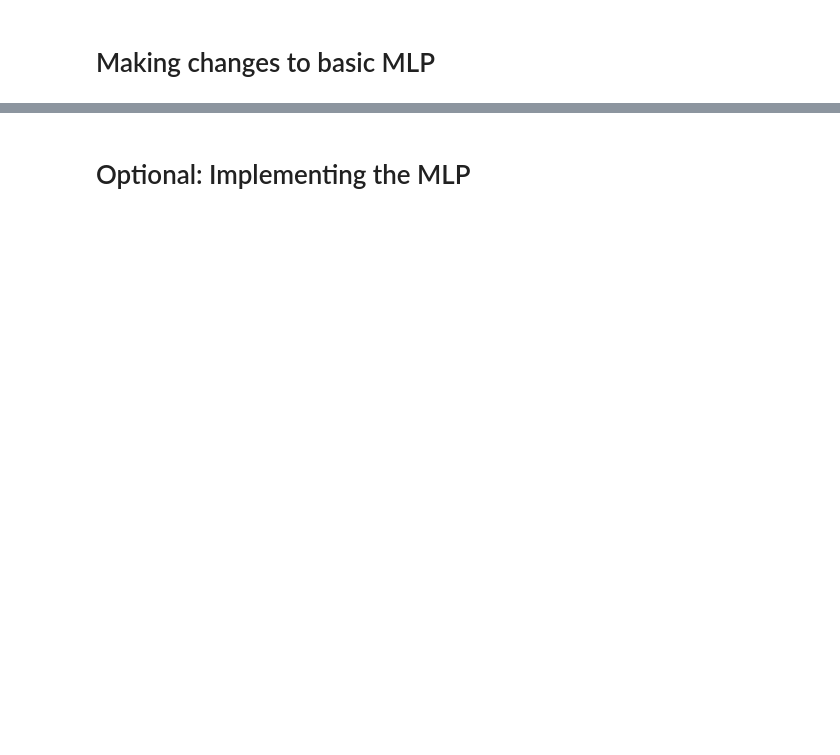
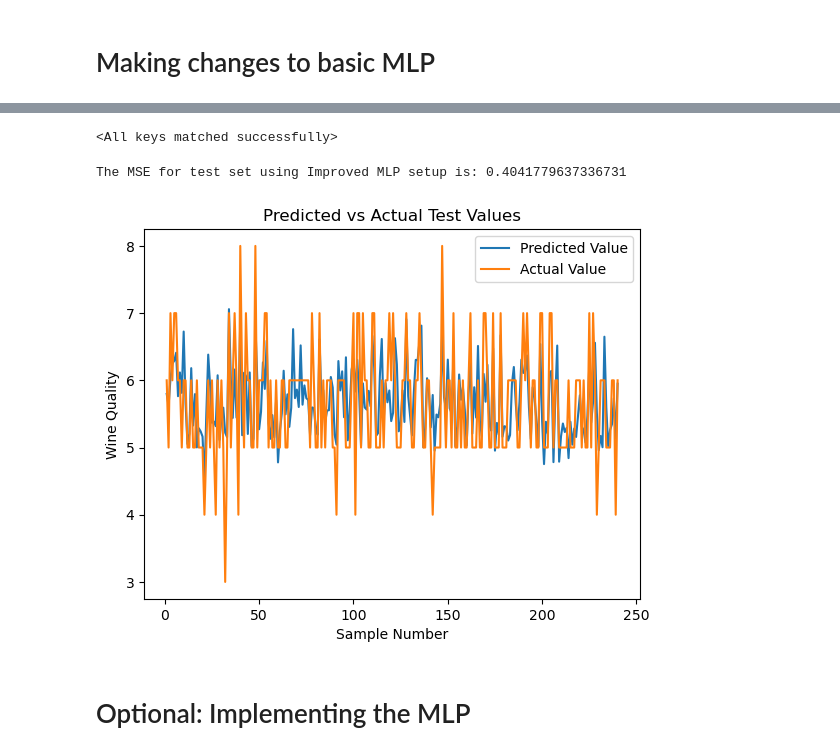
Before and after one commit to USFCA-CS663-Spring2024/mlp-multi-layer-perceptron-lawrenceslng, a Jupyter notebook: Assignment 4 - MLP.ipynb, the cells around one changed output, grey strips where cells are left out. Saved outputs shown, nothing was run; the diff lists cells and outputs as text; code cells hidden in the pictures; blank space fills up the shorter version.

```diff
--- a/Assignment 4 - MLP.ipynb
+++ b/Assignment 4 - MLP.ipynb
@@ -502,3 +592,32 @@ plt.show()
+# %%
+# load back in the best model:
+model.load_state_dict(best_weights)
+# %% [output]
+<All keys matched successfully>
+# %%
+## evaluate accuracy
+
+test_hyp = model.forward(test_x_ss)
+test_loss = criterion(test_hyp, test_y.float()).item()
+print("The MSE for test set using Improved MLP setup is:", test_loss)
+# %% [output]
+The MSE for test set using Improved MLP setup is: 0.4041779637336731
+# %%
+hyp_arr = []
+actual_arr = []
+for hyp_y, test_y_item in zip(test_hyp, test_y):
+    hyp_arr.append(hyp_y[0].float().detach().numpy().item())
+    actual_arr.append(test_y_item[0].float().detach().numpy().item())
+
+plt.plot(np.linspace(1, len(hyp_arr), len(hyp_arr)), hyp_arr, label='Predicted Value')
+plt.plot(np.linspace(1, len(hyp_arr), len(hyp_arr)), actual_arr, label='Actual Value')
+plt.title('Predicted vs Actual Test Values')
+plt.xlabel('Sample Number')
+plt.ylabel('Wine Quality')
+plt.legend()
+plt.show()
+# %% [output]
+[figure, added]
 # %% [markdown]
 # Optional: Implementing the MLP
 # %%
```
Also changed, not shown: parts of 24 cells of this notebook.
